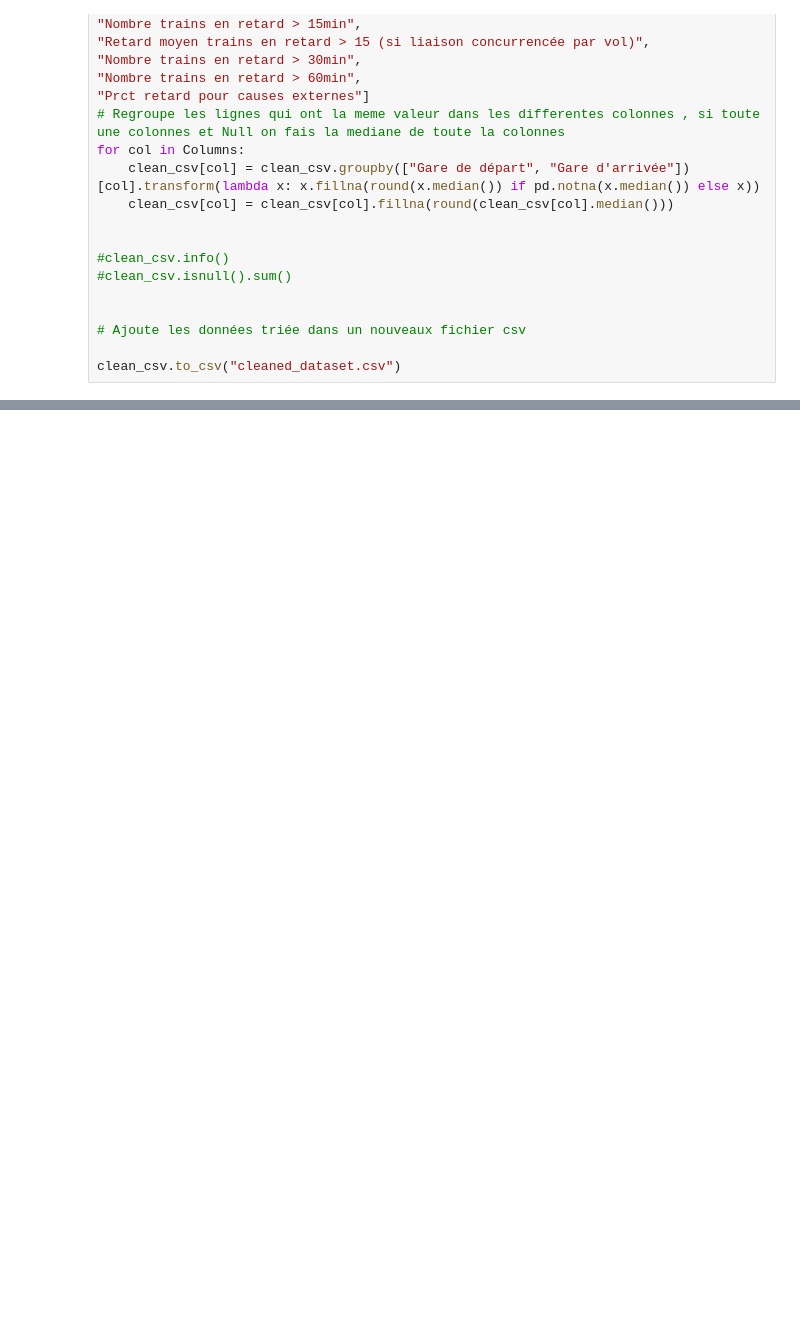
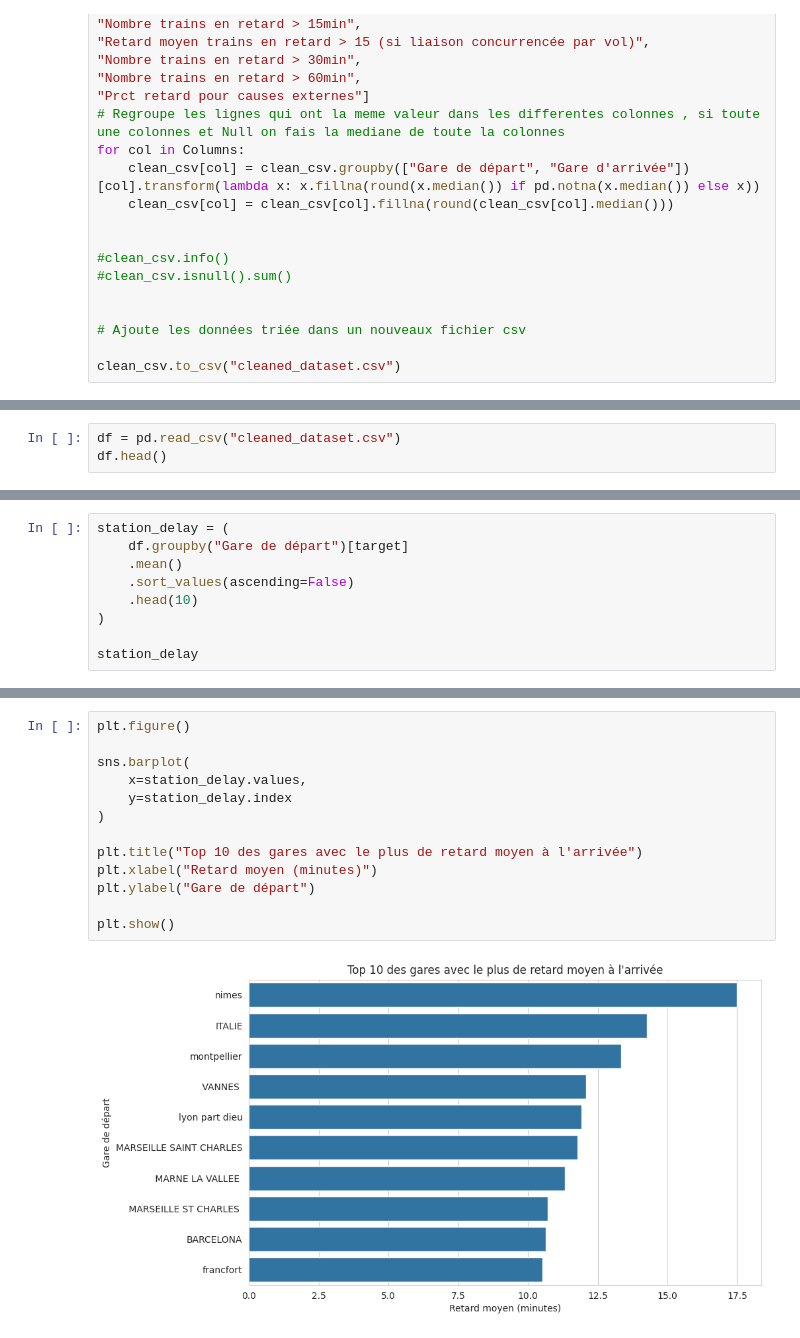
Before and after one commit to AZ044/Tardis, a Jupyter notebook: tardis_eda.ipynb, the cells around one changed output, grey strips where cells are left out. Saved outputs shown, nothing was run; the diff lists cells and outputs as text; blank space fills up the shorter version.

```diff
--- a/tardis_eda.ipynb
+++ b/tardis_eda.ipynb
@@ -84,0 +99,3 @@ clean_csv.to_csv("cleaned_dataset.csv")
+# %%
+df = pd.read_csv("cleaned_dataset.csv")
+df.head()
@@ -84,0 +347,9 @@ clean_csv.to_csv("cleaned_dataset.csv")
+# %%
+station_delay = (
+    df.groupby("Gare de départ")[target]
+    .mean()
+    .sort_values(ascending=False)
+    .head(10)
+)
+
+station_delay
@@ -84,0 +370,15 @@ clean_csv.to_csv("cleaned_dataset.csv")
+# %%
+plt.figure()
+
+sns.barplot(
+    x=station_delay.values,
+    y=station_delay.index
+)
+
+plt.title("Top 10 des gares avec le plus de retard moyen à l'arrivée")
+plt.xlabel("Retard moyen (minutes)")
+plt.ylabel("Gare de départ")
+
+plt.show()
+# %% [output]
+[figure, added]
```
Also changed, not shown: parts of 32 cells of this notebook.
